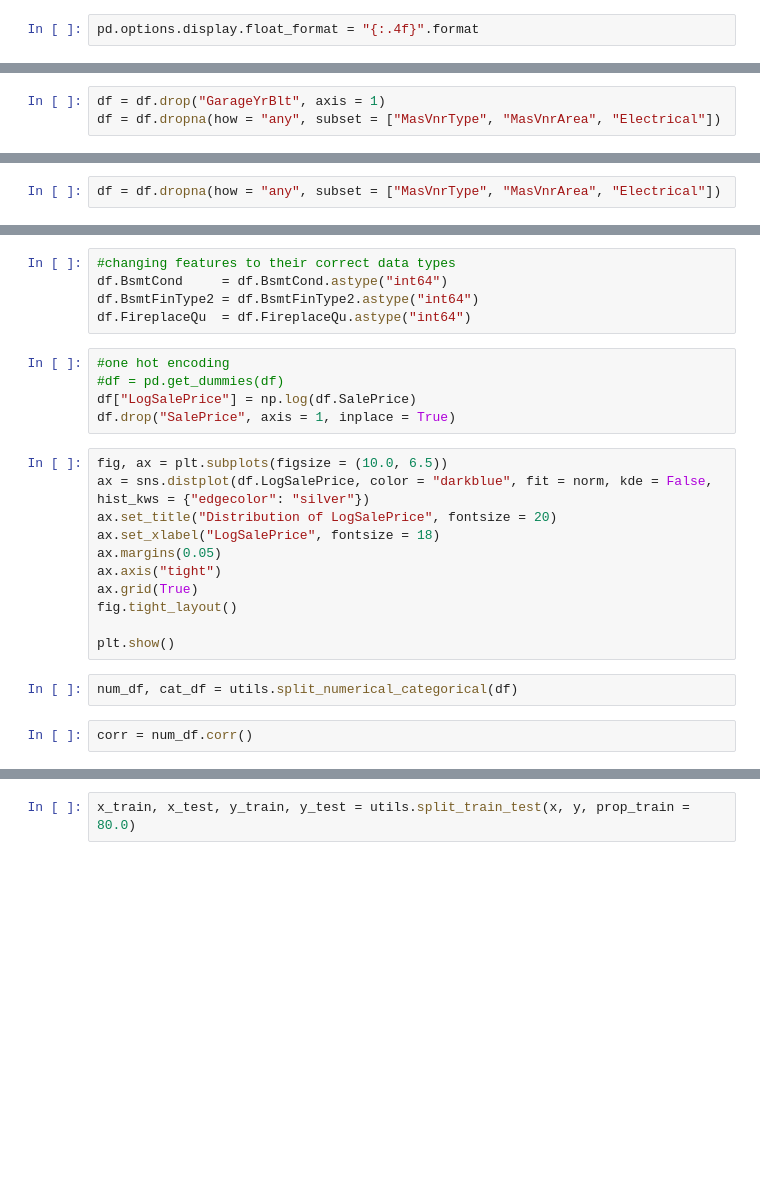
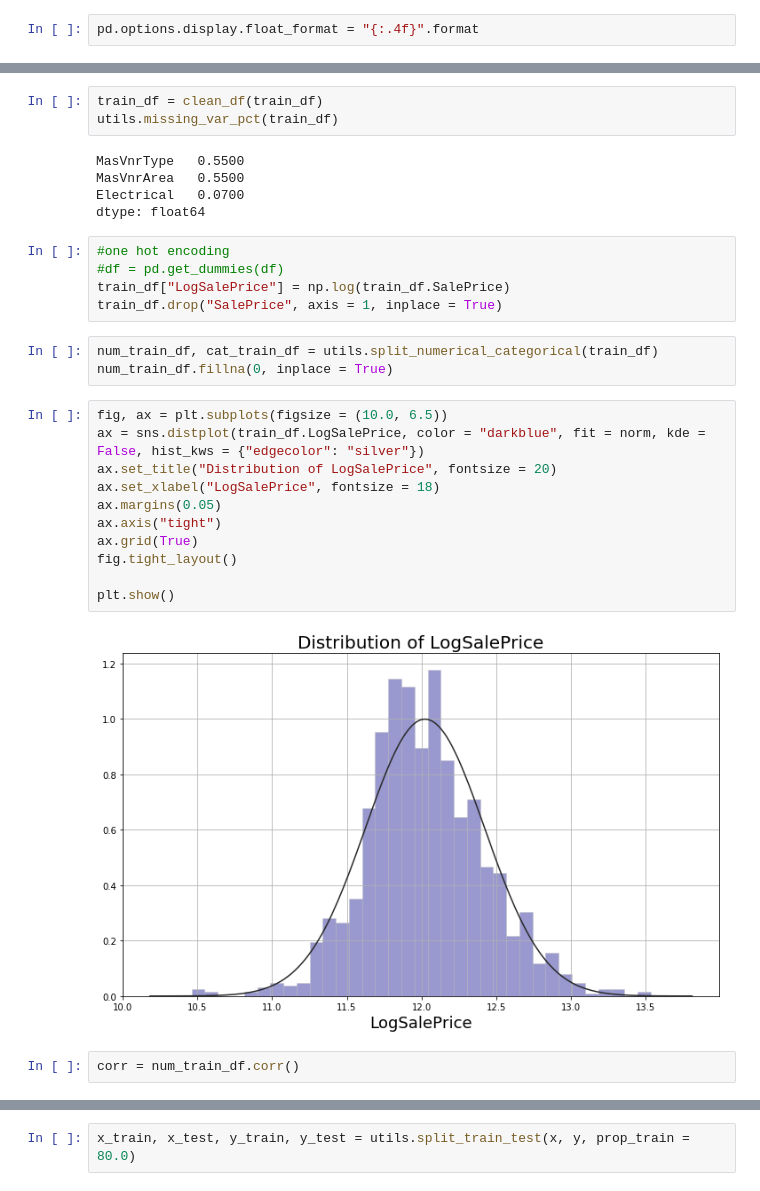
Before and after one commit to noelnamai/machine-learning, a Jupyter notebook: housing-prices.ipynb, the cells around one changed output, grey strips where cells are left out. Drawn from its saved outputs; the diff is of its cells as text; blank space fills up the shorter version.

```diff
--- a/housing-prices.ipynb
+++ b/housing-prices.ipynb
@@ -24,3 +51,0 @@ df = utils.drop_missing_var(df, threshold = 0.8)
-# %%
-df = df.drop("GarageYrBlt", axis = 1)
-df = df.dropna(how = "any", subset = ["MasVnrType", "MasVnrArea", "Electrical"])
@@ -33,2 +51,0 @@ df[garage]     = df[garage].fillna("NoGarage")
-# %%
-df = df.dropna(how = "any", subset = ["MasVnrType", "MasVnrArea", "Electrical"])
@@ -68,28 +96,34 @@ ordinal_vars = [
-# %%
-#changing features to their correct data types
-df.BsmtCond     = df.BsmtCond.astype("int64")
-df.BsmtFinType2 = df.BsmtFinType2.astype("int64")
-df.FireplaceQu  = df.FireplaceQu.astype("int64")
+# %%
+train_df = clean_df(train_df)
+utils.missing_var_pct(train_df)
+# %% [output]
+MasVnrType   0.5500
+MasVnrArea   0.5500
+Electrical   0.0700
+dtype: float64
 # %%
 #one hot encoding
 #df = pd.get_dummies(df)
-df["LogSalePrice"] = np.log(df.SalePrice)
-df.drop("SalePrice", axis = 1, inplace = True)
+train_df["LogSalePrice"] = np.log(train_df.SalePrice)
+train_df.drop("SalePrice", axis = 1, inplace = True)
+# %%
+num_train_df, cat_train_df = utils.split_numerical_categorical(train_df)
+num_train_df.fillna(0, inplace = True)
 # %%
 fig, ax = plt.subplots(figsize = (10.0, 6.5))
-ax = sns.distplot(df.LogSalePrice, color = "darkblue", fit = norm, kde = False, hist_kws = {"edgecolor": "silver"})
+ax = sns.distplot(train_df.LogSalePrice, color = "darkblue", fit = norm, kde = False, hist_kws = {"edgecolor": "silver"})
 ax.set_title("Distribution of LogSalePrice", fontsize = 20)
 ax.set_xlabel("LogSalePrice", fontsize = 18)
 ax.margins(0.05)
 ax.axis("tight")
 ax.grid(True)
 fig.tight_layout()
 
 plt.show()
+# %% [output]
+[figure, added]
-# %%
-num_df, cat_df = utils.split_numerical_categorical(df)
 # %%
-corr = num_df.corr()
+corr = num_train_df.corr()
 # %%
 #generate a mask for the upper triangle
 mask = np.zeros_like(corr, dtype = np.bool)
```
Also changed, not shown: parts of 18 cells of this notebook.
